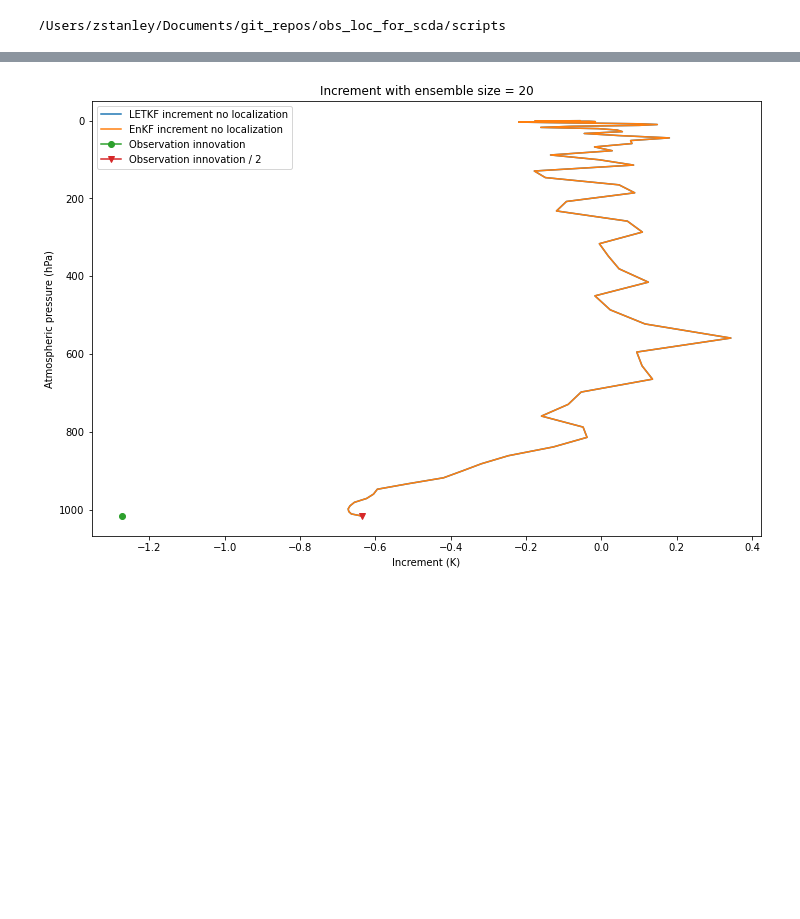
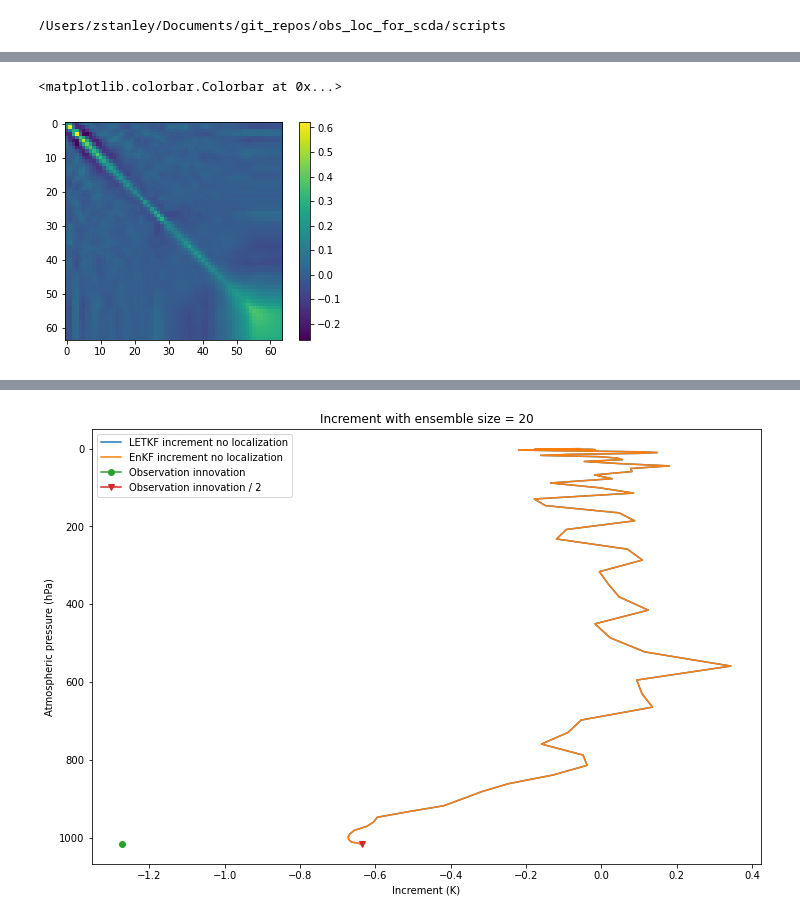
Before and after one commit to NOAA-PSL/obs_loc_for_scda, a Jupyter notebook: notebooks/analysis_increments_io_atm.ipynb, the cells around one changed output, grey strips where cells are left out. Cells and saved outputs as stored; diff of their text form; code cells hidden in the pictures; blank space fills up the shorter version.

```diff
--- a/notebooks/analysis_increments_io_atm.ipynb
+++ b/notebooks/analysis_increments_io_atm.ipynb
@@ -46,0 +69,6 @@ HofX[0, -1] = 1
+# %%
+plt.imshow(this_cov)
+plt.colorbar()
+# %% [output]
+<matplotlib.colorbar.Colorbar at 0x...>
+[figure, added]
```
Also changed, not shown: parts of 9 cells of this notebook, 43 other files.
